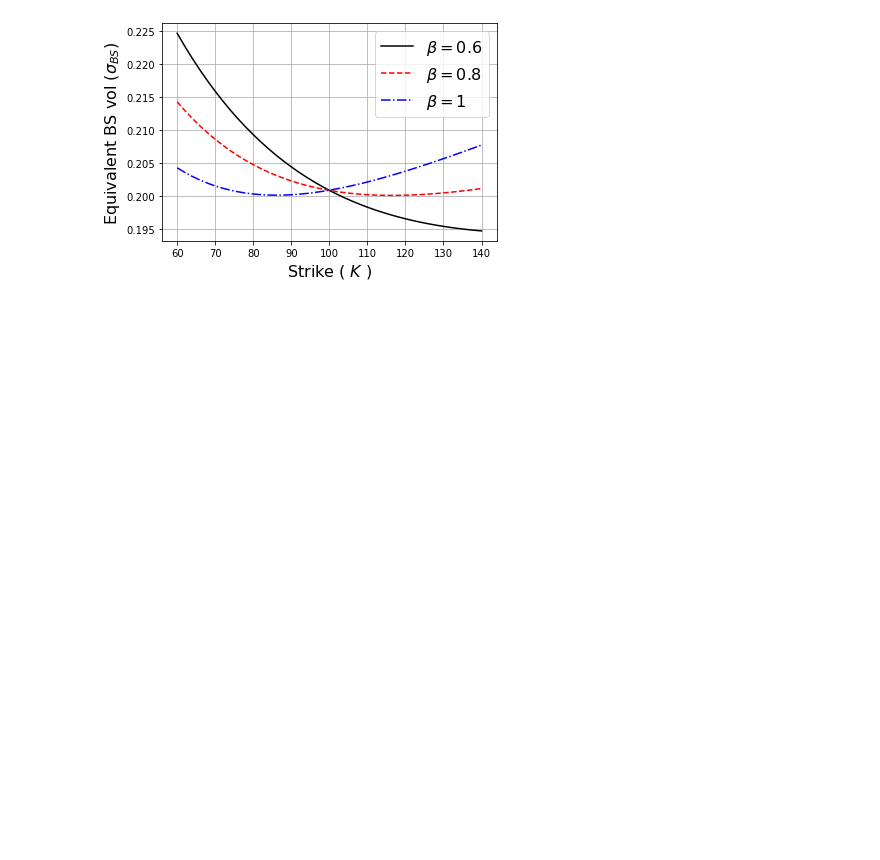
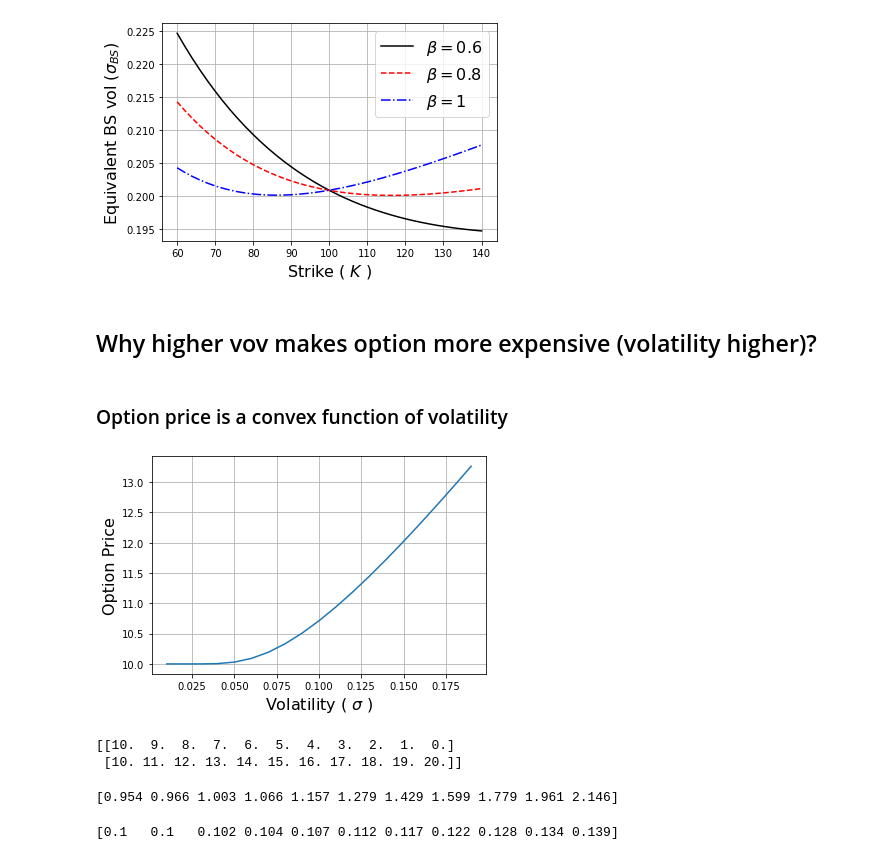
Before and after one commit to PHBS/ASP, a Jupyter notebook: py/SabrModel_Demo.ipynb, the cells around one changed output. Saved outputs shown, nothing was run; the diff lists cells and outputs as text; code cells hidden in the pictures; blank space fills up the shorter version.

```diff
--- a/py/SabrModel_Demo.ipynb
+++ b/py/SabrModel_Demo.ipynb
@@ -236,3 +243,43 @@ plt.grid()
 plt.show()
 # %% [output]
 [figure]
+# %% [markdown]
+## Why higher vov makes option more expensive (volatility higher)?
+# %%
+sigma = np.arange(0.01, 0.2, 0.01)
+m = pf.Bsm(sigma)
+
+strike, spot = 90, 100
+p = m.price(strike, spot, texp=1)
+# %% [markdown]
+### Option price is a convex function of volatility
+# %%
+plt.plot(sigma, p)
+plt.xlabel('Volatility ( $\sigma$ )', fontsize=16)
+plt.ylabel('Option Price', fontsize=16)
+plt.grid()
+plt.show()
+# %% [output]
+[figure, added]
+# %%
+# A simple model where the volatility can be sigma +/- vov with (equal probability)
+vov = np.arange(0.0, 0.101, 0.01)
+sigma = 0.1 + np.array([-vov, vov])
+print(sigma*100)
+# %% [output]
+[[10.  9.  8.  7.  6.  5.  4.  3.  2.  1.  0.]
+ [10. 11. 12. 13. 14. 15. 16. 17. 18. 19. 20.]]
+# %%
+m = pf.Bsm(sigma)
+strike, spot = 110, 100
+# price is increasing
+p = m.price(strike, spot, texp=1).mean(axis=0)
+print(p)
+# %% [output]
+[0.954 0.966 1.003 1.066 1.157 1.279 1.429 1.599 1.779 1.961 2.146]
+# %%
+# implied vol increasing as vov increases
+iv = m.impvol(p, strike, spot, texp)
+print(iv)
+# %% [output]
+[0.1   0.1   0.102 0.104 0.107 0.112 0.117 0.122 0.128 0.134 0.139]
```
Also changed, not shown: parts of 4 cells of this notebook.
